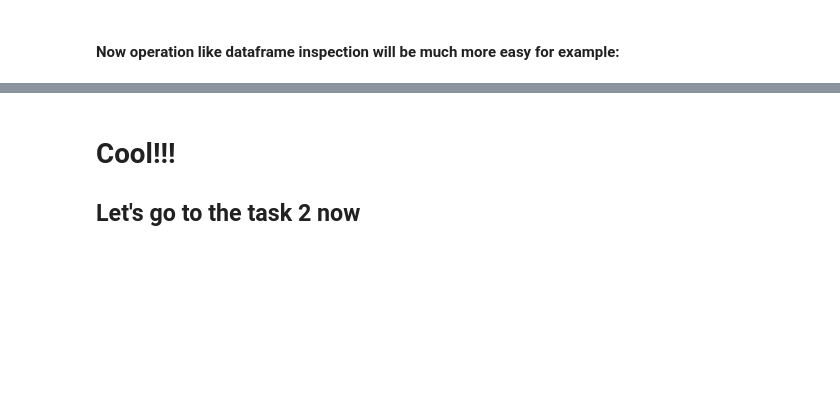
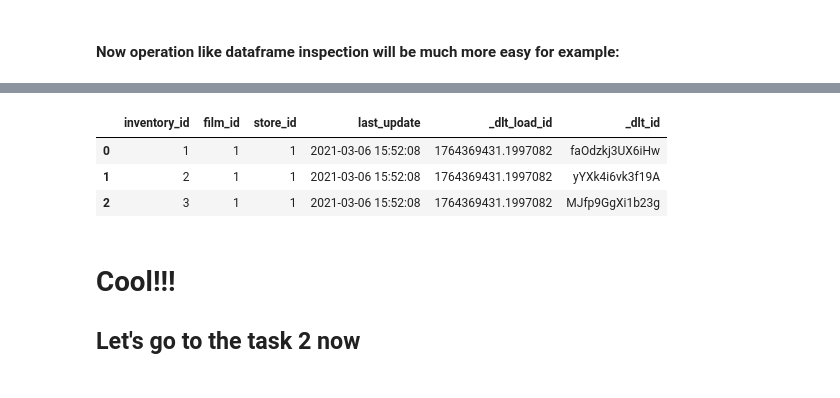
Before and after one commit to Aleex87/sakila_lab_alessandro_abbate, a Jupyter notebook: sql/eda_pandas_duckdb.ipynb, the cells around one changed output, grey strips where cells are left out. Cells and saved outputs as stored; diff of their text form; code cells hidden in the pictures; blank space fills up the shorter version.

```diff
--- a/sql/eda_pandas_duckdb.ipynb
+++ b/sql/eda_pandas_duckdb.ipynb
@@ -314,3 +301,10 @@ dfs['actor'].sample(3)
+# %%
+dfs['inventory'].head(3)
+# %% [output]
+|  | inventory_id | film_id | store_id | last_update | _dlt_load_id | _dlt_id |
+| 0 | 1 | 1 | 1 | 2021-03-06 15:52:08 | 1764369431.1997082 | faOdzkj3UX6iHw |
+| 1 | 2 | 1 | 1 | 2021-03-06 15:52:08 | 1764369431.1997082 | yYXk4i6vk3f19A |
+| 2 | 3 | 1 | 1 | 2021-03-06 15:52:08 | 1764369431.1997082 | MJfp9GgXi1b23g |
 # %% [markdown]
 #   Cool!!!
 ## Let's go to the task 2 now
```
Also changed, not shown: parts of 4 cells of this notebook, 2 other files.
